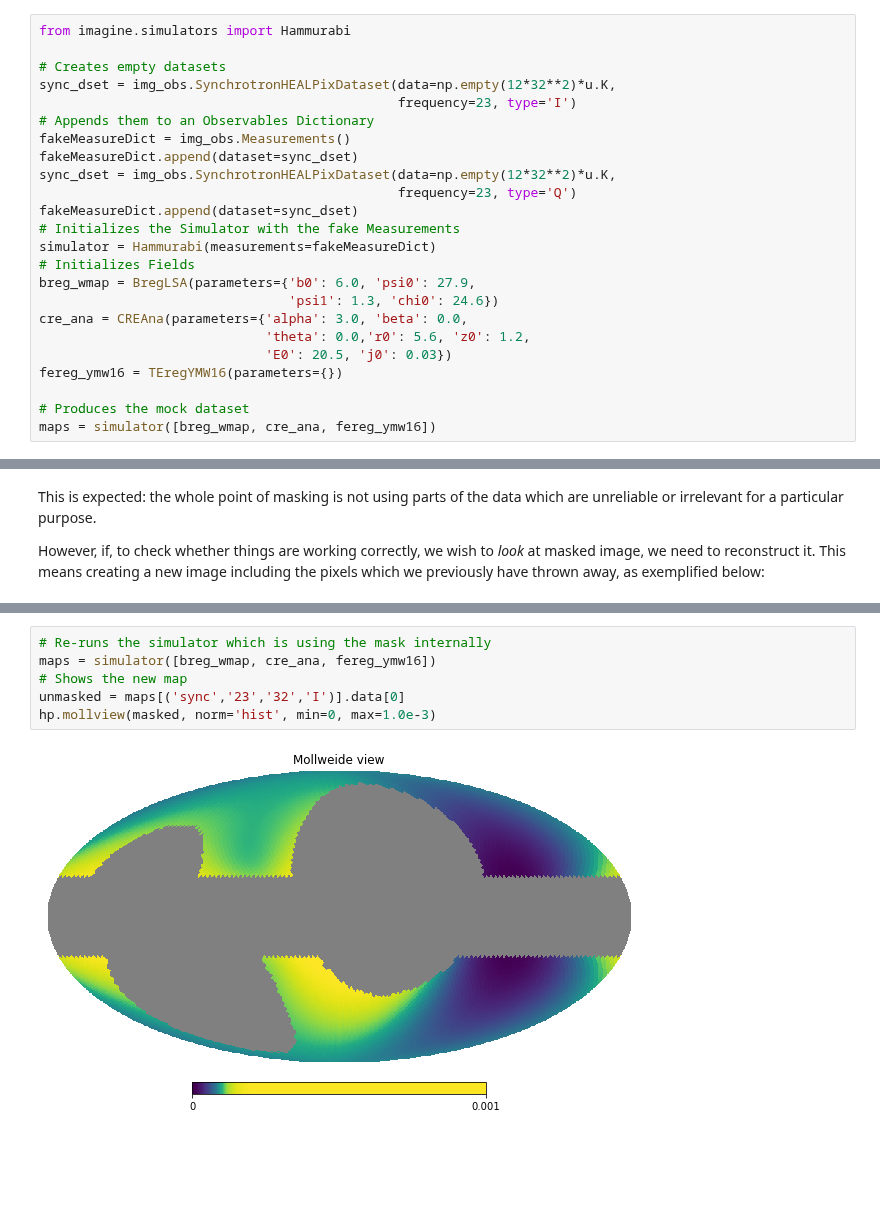
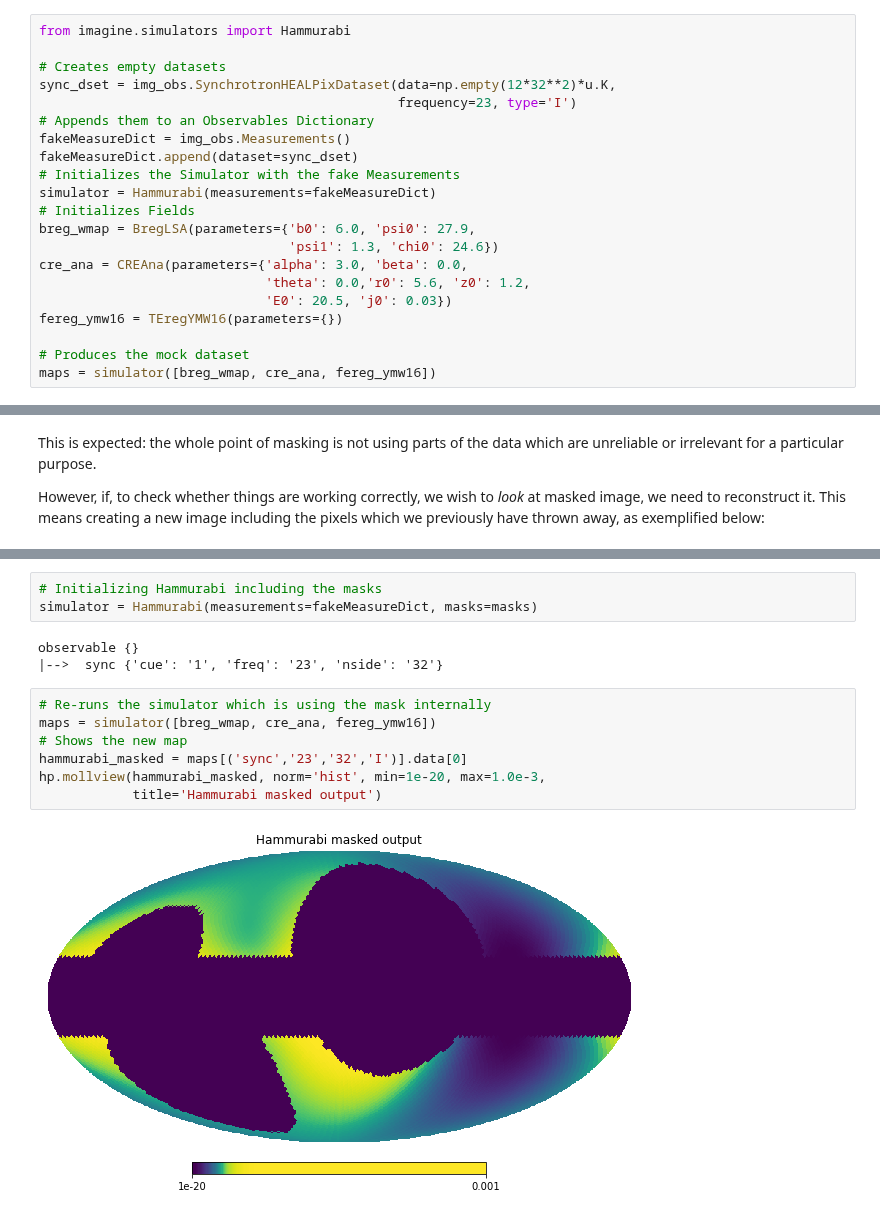
Before and after one commit to IMAGINE-Consortium/imagine, a Jupyter notebook: tutorials/tutorial_masks.ipynb, the cells around one changed output, grey strips where cells are left out. Cells and saved outputs as stored; diff of their text form; blank space fills up the shorter version.

Commit message:
Updates tutorial_masks

```diff
--- a/tutorials/tutorial_masks.ipynb
+++ b/tutorials/tutorial_masks.ipynb
@@ -79,9 +71,6 @@ sync_dset = img_obs.SynchrotronHEALPixDataset(data=np.empty(12*32**2)*u.K,
                                               frequency=23, type='I')
 # Appends them to an Observables Dictionary
 fakeMeasureDict = img_obs.Measurements()
-fakeMeasureDict.append(dataset=sync_dset)
-sync_dset = img_obs.SynchrotronHEALPixDataset(data=np.empty(12*32**2)*u.K,
-                                              frequency=23, type='Q')
 fakeMeasureDict.append(dataset=sync_dset)
 # Initializes the Simulator with the fake Measurements
 simulator = Hammurabi(measurements=fakeMeasureDict)
@@ -160,8 +152,15 @@ simulator._ham.mod_par(['mask'],{'cue':'1','filename': mask_filepath, 'nside':st
+# %%
+# Initializing Hammurabi including the masks
+simulator = Hammurabi(measurements=fakeMeasureDict, masks=masks)
+# %% [output]
+observable {}
+|-->  sync {'cue': '1', 'freq': '23', 'nside': '32'}
 # %%
 # Re-runs the simulator which is using the mask internally
 maps = simulator([breg_wmap, cre_ana, fereg_ymw16])
 # Shows the new map
-unmasked = maps[('sync','23','32','I')].data[0]
-hp.mollview(masked, norm='hist', min=0, max=1.0e-3)
+hammurabi_masked = maps[('sync','23','32','I')].data[0]
+hp.mollview(hammurabi_masked, norm='hist', min=1e-20, max=1.0e-3,
+            title='Hammurabi masked output')
 # %% [output]
-[figure, old version]
+[figure, new version]
```
Also changed, not shown: parts of 10 cells of this notebook.
